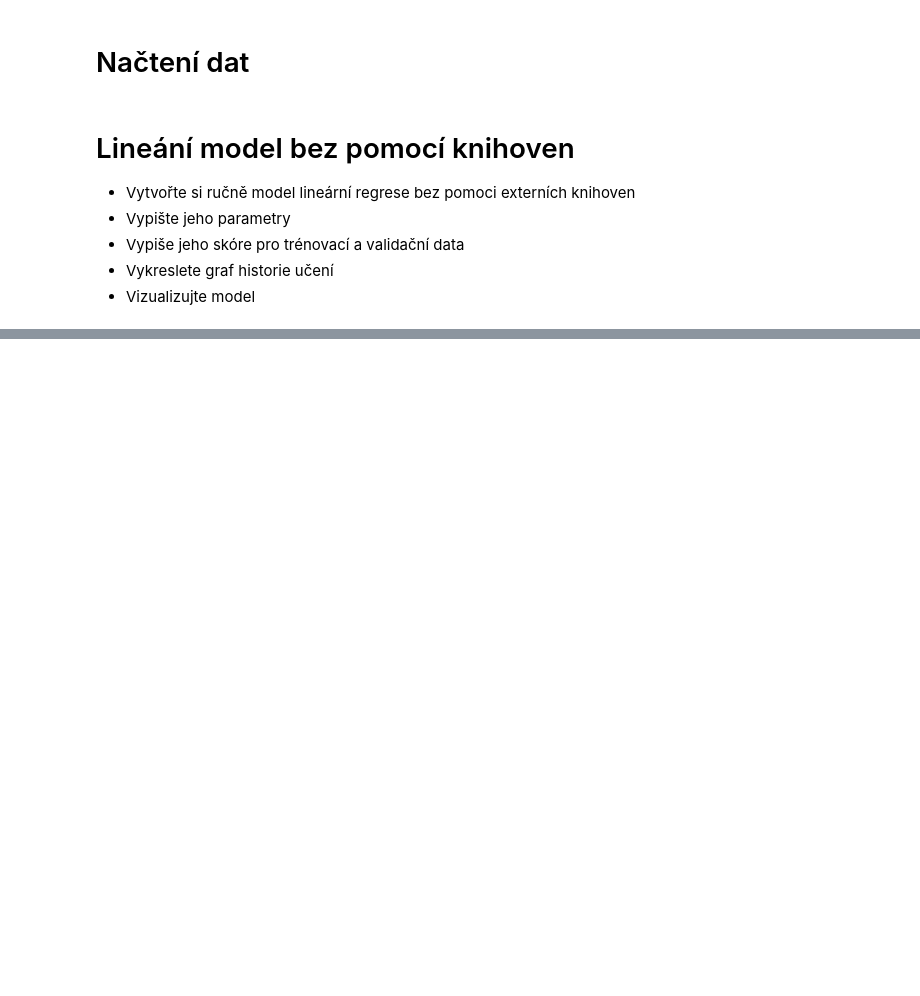
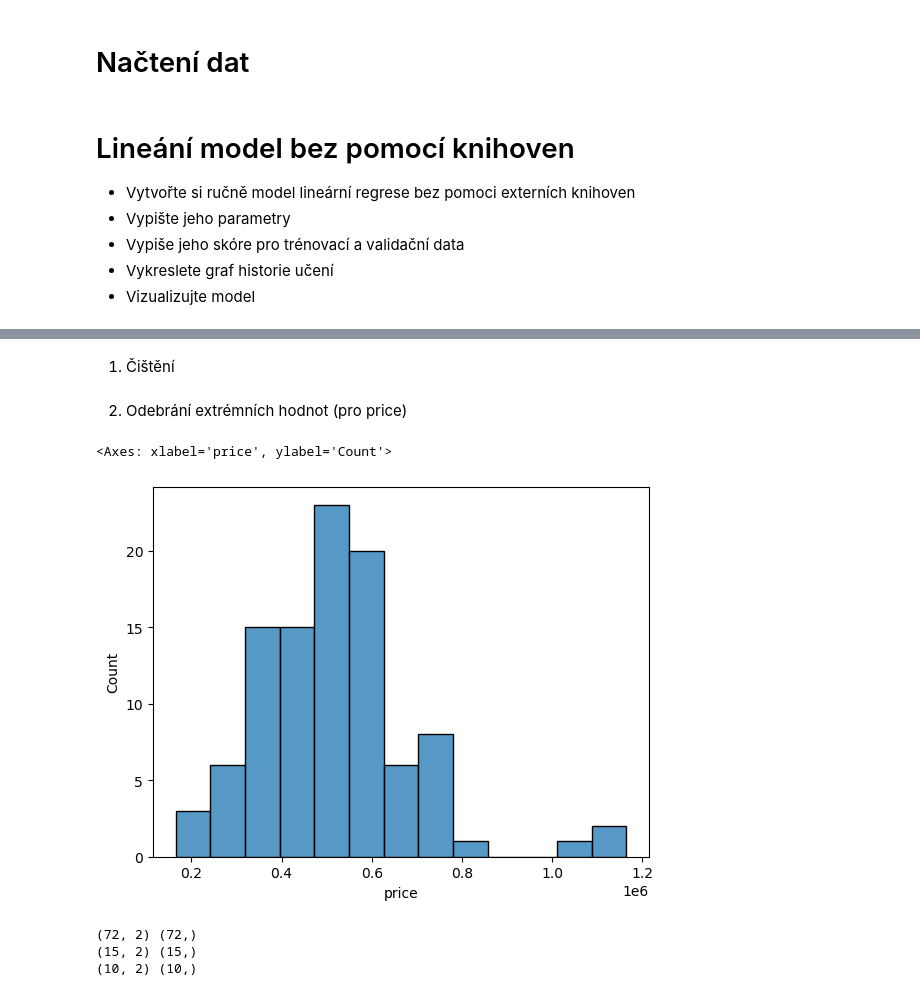
Before and after one commit to University-of-Pardubice/bmlai-cviceni-martinakvasnickova, a Jupyter notebook: 03_Regrese/03_C_ukol_Portland.ipynb, the cells around one changed output, grey strips where cells are left out. Cells and saved outputs as stored; diff of their text form; code cells hidden in the pictures; blank space fills up the shorter version.

```diff
--- a/03_Regrese/03_C_ukol_Portland.ipynb
+++ b/03_Regrese/03_C_ukol_Portland.ipynb
@@ -39,5 +43,5 @@ from sklearn.metrics import mean_squared_error, r2_score
 # %%
-data = pd.read_csv ("../dataset/portland_filtered.csv",  sep=';')
+df = pd.read_csv ("../dataset/portland_filtered.csv",  sep=';')
 # %% [markdown]
 # Lineání model bez pomocí knihoven
 - Vytvořte si ručně model lineární regrese bez pomoci externích knihoven
@@ -47,0 +58,11 @@ data = pd.read_csv ("../dataset/portland_filtered.csv",  sep=';')
+# %% [markdown]
+1. Čištění
+# %%
+df = df.dropna()
+# %% [markdown]
+2. Odebrání extrémních hodnot (pro price)
+# %%
+sns.histplot(df['price'])
+# %% [output]
+<Axes: xlabel='price', ylabel='Count'>
+[figure, added]
@@ -47,0 +84,9 @@ data = pd.read_csv ("../dataset/portland_filtered.csv",  sep=';')
+# %%
+X_train, Y_train, X_val, Y_val, X_test, Y_test = split_dataset(X, Y)
+print (X_train.shape, Y_train.shape)
+print (X_val.shape, Y_val.shape)
+print (X_test.shape, Y_test.shape)
+# %% [output]
+(72, 2) (72,)
+(15, 2) (15,)
+(10, 2) (10,)
```
Also changed, not shown: parts of 46 cells of this notebook, 6 other files.
